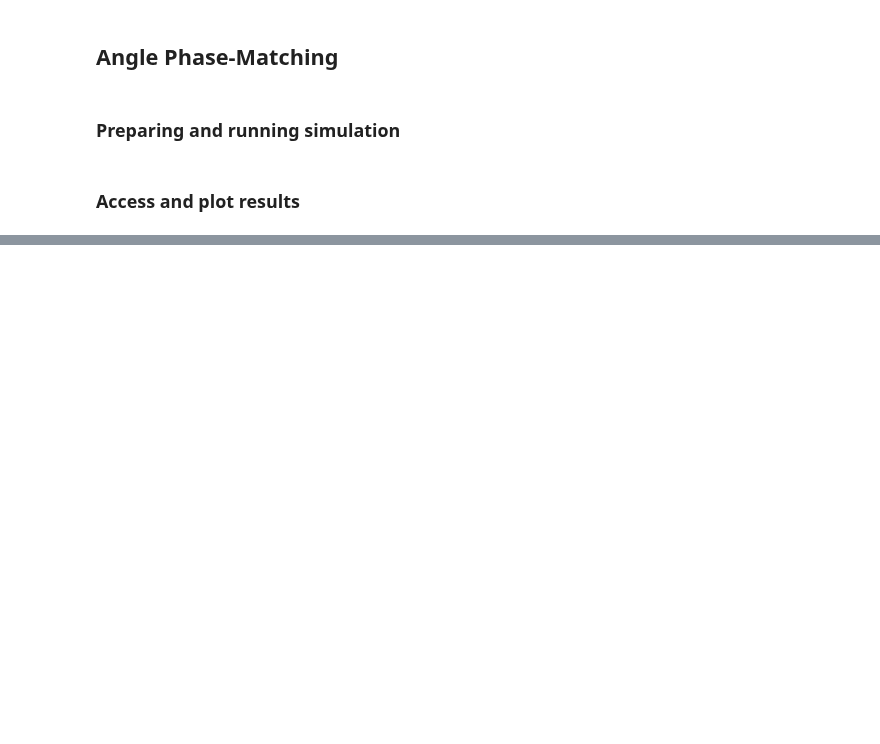
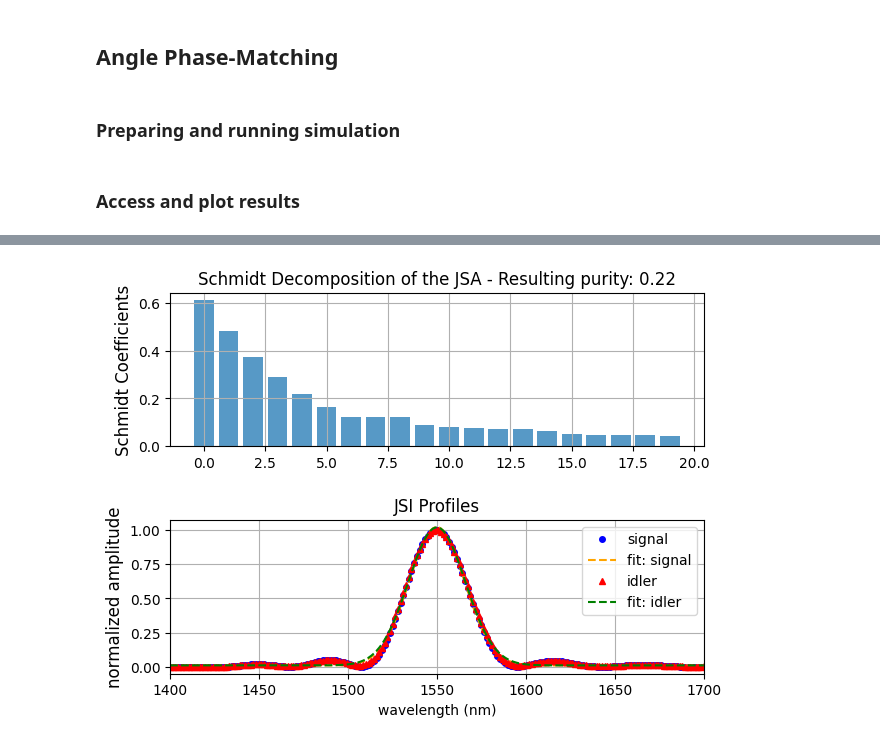
Before and after one commit to nicosieber/PhotonPairLab, a Jupyter notebook: demo.ipynb, the cells around one changed output, grey strips where cells are left out. Drawn from its saved outputs; the diff is of its cells as text; code cells hidden in the pictures; blank space fills up the shorter version.

```diff
--- a/demo.ipynb
+++ b/demo.ipynb
@@ -156,0 +161,6 @@ fig, ax = plotter.plot_result(key="JSI", color_map=cm.viridis)
+# %%
+# Plot the results
+plotter = SPDC_Plotter(results)
+fig, ax = plotter.plot_schmidt_coefficients(fitting_function=gaussian)
+# %% [output]
+[figure, added]
```
Also changed, not shown: parts of 3 cells of this notebook, 1 other file.
